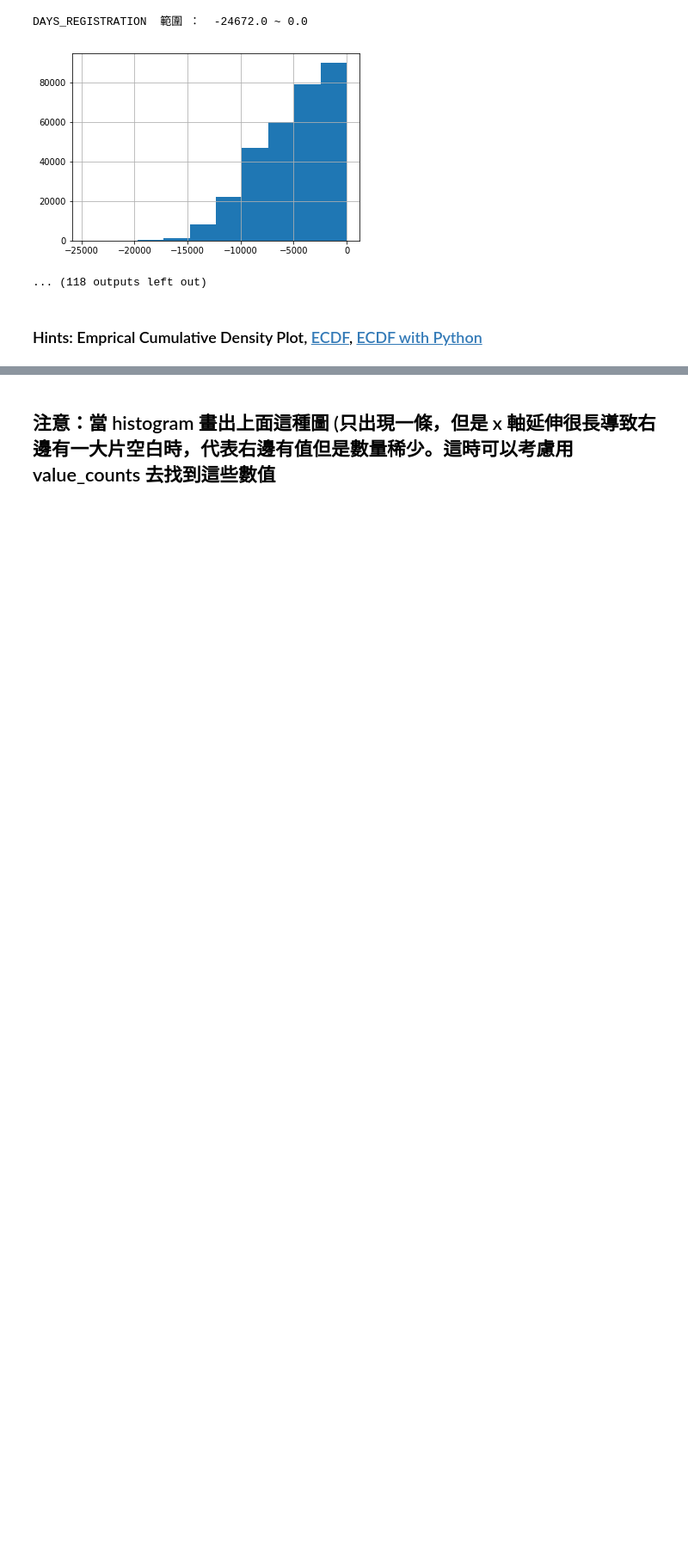
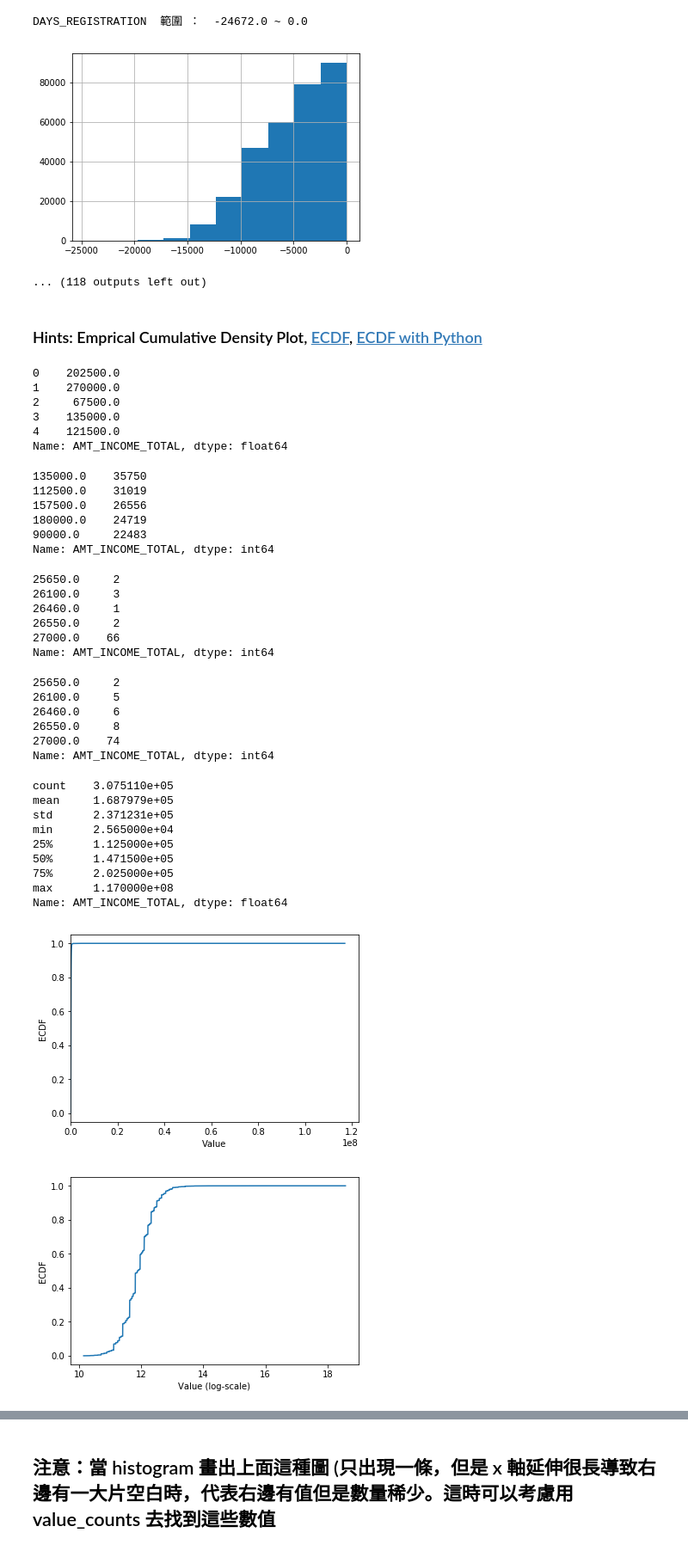
Before and after one commit to darren1231/2nd-ML100Days, a Jupyter notebook: Day_006_HW.ipynb, the cells around one changed output, grey strips where cells are left out. Shown: that part at 86% size. Saved outputs shown, nothing was run; the diff lists cells and outputs as text; code cells hidden in the pictures; blank space fills up the shorter version.

```diff
--- a/Day_006_HW.ipynb
+++ b/Day_006_HW.ipynb
@@ -131,33 +131,81 @@ DAYS_REGISTRATION  範圍 ：  -24672.0 ~ 0.0
 # OBS_60_CNT_SOCIAL_CIRCLE
 # %% [markdown]
 ### Hints: Emprical Cumulative Density Plot, [ECDF](https://zh.wikipedia.org/wiki/%E7%BB%8F%E9%AA%8C%E5%88%86%E5%B8%83%E5%87%BD%E6%95%B0), [ECDF with Python](https://stackoverflow.com/questions/14006520/ecdf-in-python-without-step-function)
+# %%
+app_train.AMT_INCOME_TOTAL.head()
+# %% [output]
+0    202500.0
+1    270000.0
+2     67500.0
+3    135000.0
+4    121500.0
+Name: AMT_INCOME_TOTAL, dtype: float64
+# %%
+app_train.AMT_INCOME_TOTAL.value_counts().head()
+# %% [output]
+135000.0    35750
+112500.0    31019
+157500.0    26556
+180000.0    24719
+90000.0     22483
+Name: AMT_INCOME_TOTAL, dtype: int64
+# %%
+app_train.AMT_INCOME_TOTAL.value_counts().sort_index().head()
+# %% [output]
+25650.0     2
+26100.0     3
+26460.0     1
+26550.0     2
+27000.0    66
+Name: AMT_INCOME_TOTAL, dtype: int64
+# %%
+app_train.AMT_INCOME_TOTAL.value_counts().sort_index().cumsum().head()
+# %% [output]
+25650.0     2
+26100.0     5
+26460.0     6
+26550.0     8
+27000.0    74
+Name: AMT_INCOME_TOTAL, dtype: int64
 # %%
 # 最大值離平均與中位數很遠
 print(app_train['AMT_INCOME_TOTAL'].describe())
 
 # 繪製 Empirical Cumulative Density Plot (ECDF)
 """
 YOUR CODE HERE
 """
-cdf =
+cdf = app_train.AMT_INCOME_TOTAL.value_counts().sort_index().cumsum()
 
 
 plt.plot(list(cdf.index), cdf/cdf.max())
 plt.xlabel('Value')
 plt.ylabel('ECDF')
 plt.xlim([cdf.index.min(), cdf.index.max() * 1.05]) # 限制顯示圖片的範圍
 plt.ylim([-0.05,1.05]) # 限制顯示圖片的範圍
 
 plt.show()
 
 # 改變 y 軸的 Scale, 讓我們可以正常檢視 ECDF
 plt.plot(np.log(list(cdf.index)), cdf/cdf.max())
 plt.xlabel('Value (log-scale)')
 plt.ylabel('ECDF')
 
 plt.ylim([-0.05,1.05]) # 限制顯示圖片的範圍
 
 plt.show()
+# %% [output]
+count    3.075110e+05
+mean     1.687979e+05
+std      2.371231e+05
+min      2.565000e+04
+25%      1.125000e+05
+50%      1.471500e+05
+75%      2.025000e+05
+max      1.170000e+08
+Name: AMT_INCOME_TOTAL, dtype: float64
+[figure, added]
+[figure, added]
 # %% [markdown]
 ## 補充：Normal dist 的 ECDF
 ![ecdf_normal](https://au.mathworks.com/help/examples/stats/win64/PlotEmpiricalCdfAndCompareWithSamplingDistributionExample_01.png)
```
Also changed, not shown: parts of 4 cells of this notebook.
